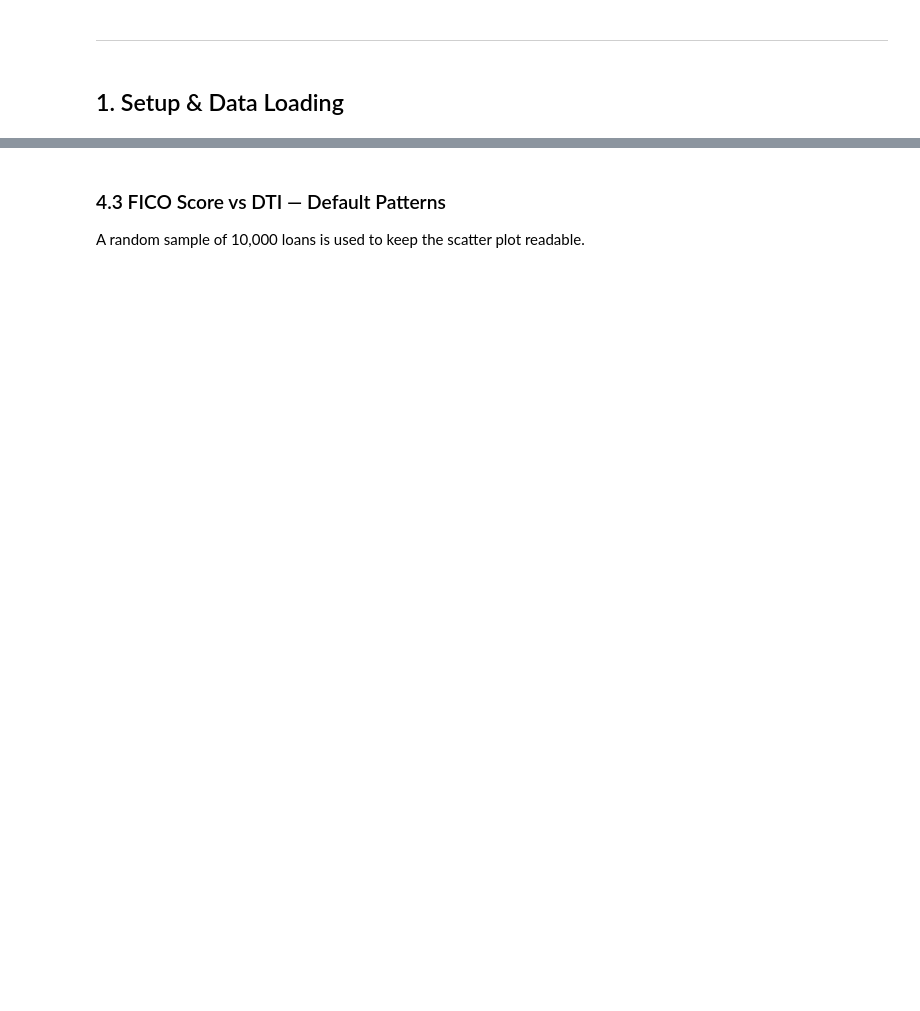
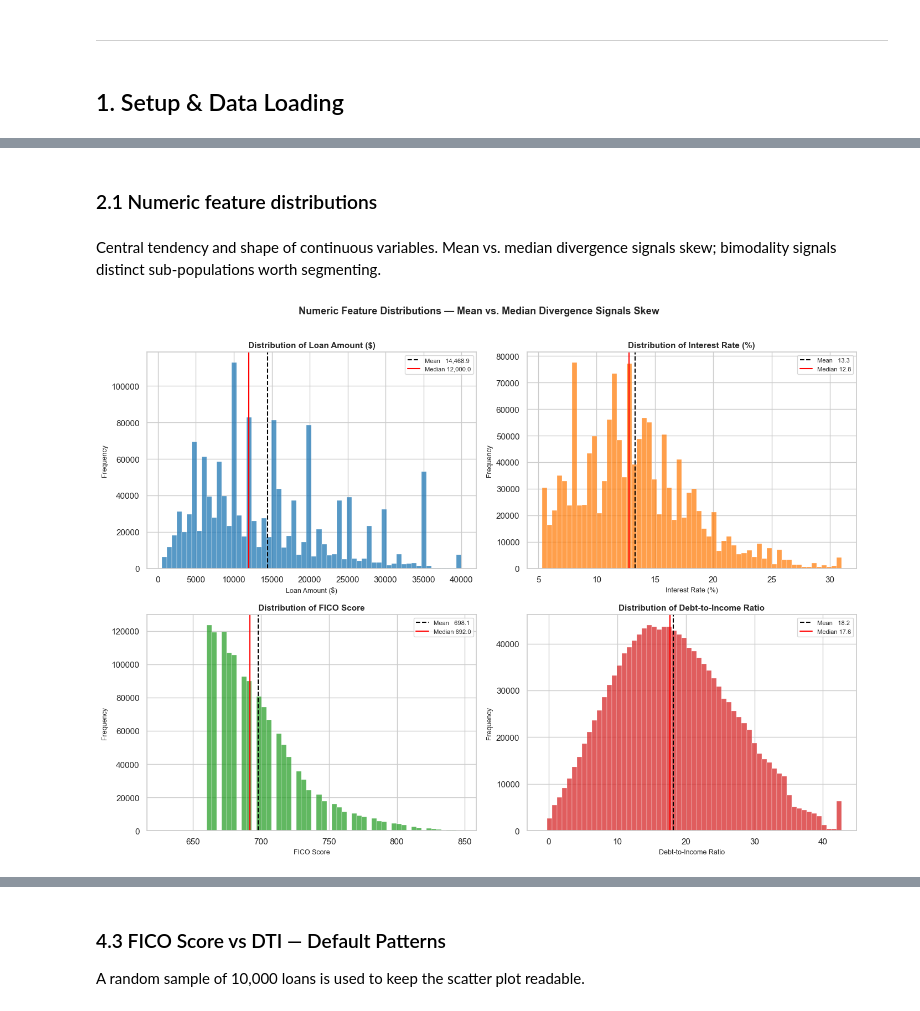
Before and after one commit to diegogomez040/Financial-risk-club-lending, a Jupyter notebook: notebooks/03_eda.ipynb, the cells around one changed output, grey strips where cells are left out. Drawn from its saved outputs; the diff is of its cells as text; code cells hidden in the pictures; blank space fills up the shorter version.

```diff
--- a/notebooks/03_eda.ipynb
+++ b/notebooks/03_eda.ipynb
@@ -49,0 +52,33 @@ Distribution of the core numeric features — understanding the shape of the dat
+# %% [markdown]
+### 2.1 Numeric feature distributions
+# %% [markdown]
+Central tendency and shape of continuous variables. Mean vs. median divergence signals skew; bimodality signals distinct sub-populations worth segmenting.
+# %%
+fig, axes = plt.subplots(2, 2, figsize=(14, 10))
+
+numeric_config = {
+    "loan_amnt":  ("Loan Amount ($)",       "#1f77b4"),
+    "int_rate":   ("Interest Rate (%)",      "#ff7f0e"),
+    "fico_score": ("FICO Score",             "#2ca02c"),
+    "dti":        ("Debt-to-Income Ratio",   "#d62728"),
+}
+
+for ax, (col, (label, color)) in zip(axes.flat, numeric_config.items()):
+    col_data   = df[col].dropna()
+    mean_val   = col_data.mean()
+    median_val = col_data.median()
+
+    ax.hist(col_data, bins=60, color=color, alpha=0.75, edgecolor="white", linewidth=0.3)
+    ax.axvline(mean_val,   color="black", linestyle="--", linewidth=1.5, label=f"Mean   {mean_val:,.1f}")
+    ax.axvline(median_val, color="red",   linestyle="-",  linewidth=1.5, label=f"Median {median_val:,.1f}")
+    ax.set_title(f"Distribution of {label}", fontsize=11, fontweight="bold")
+    ax.set_xlabel(label, fontsize=9)
+    ax.set_ylabel("Frequency", fontsize=9)
+    ax.legend(fontsize=8, framealpha=0.8)
+
+plt.suptitle("Numeric Feature Distributions — Mean vs. Median Divergence Signals Skew",
+             fontsize=13, fontweight="bold", y=1.01)
+plt.tight_layout()
+plt.show()
+# %% [output]
+[figure, added]
```
Also changed, not shown: parts of 60 cells of this notebook, 1 other file.
